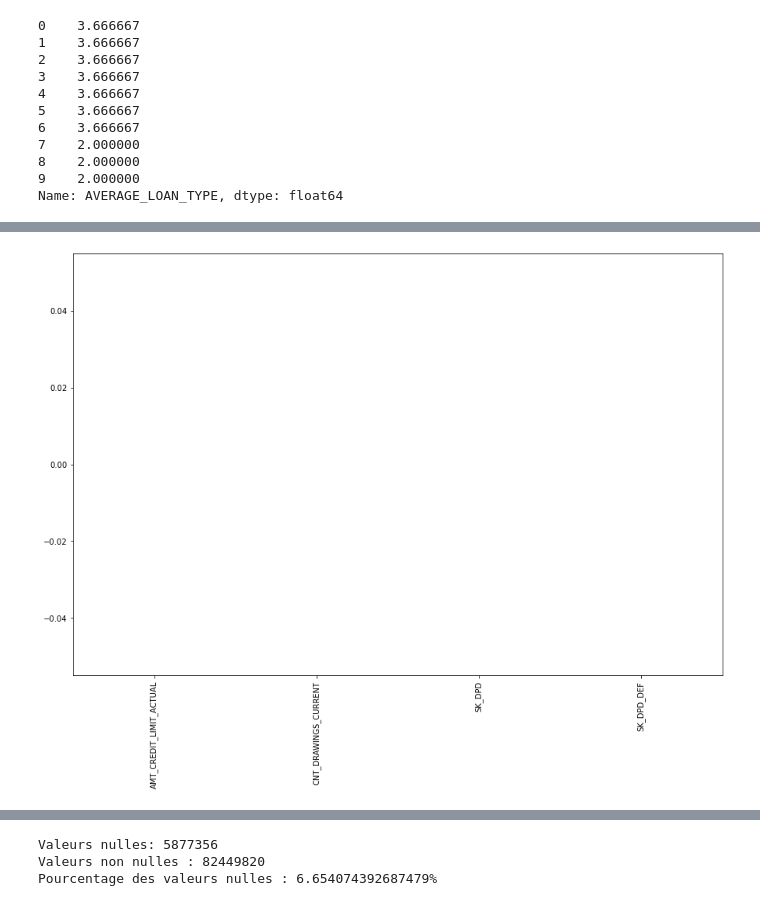
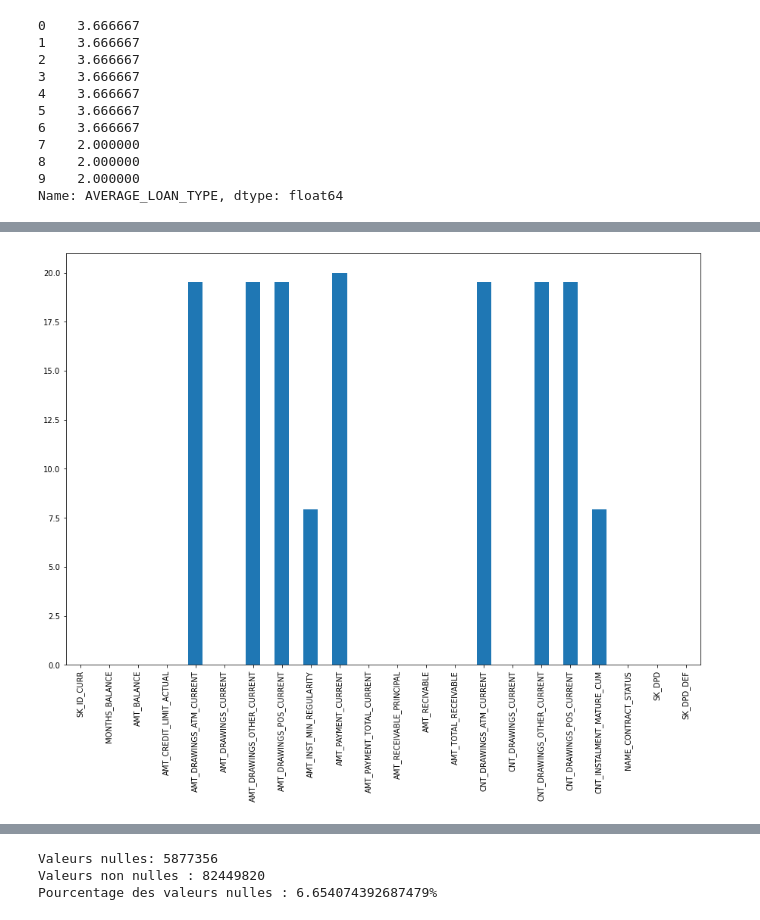
Before and after one commit to a-olfa/P7_OC, a Jupyter notebook: projet7_pretraitement_modelisation.ipynb, the cells around one changed output, grey strips where cells are left out. Cells and saved outputs as stored; diff of their text form; code cells hidden in the pictures.

```diff
--- a/projet7_pretraitement_modelisation.ipynb
+++ b/projet7_pretraitement_modelisation.ipynb
@@ -886,0 +904,4 @@ df_credit_card_balance.describe()
+# %%
+df_credit_card_balance.describe()
+to_keep_credit_balance = missing_percentage_variable(df_credit_card_balance, 70)
+df_credit_card_balance = df_credit_card_balance[to_keep_credit_balance]
@@ -887,7 +926,8 @@ df_credit_card_balance.describe()
 # %%
-show_null_per_variable(df_credit_card_balance[get_numerical_categorical(df_credit_card_balance)[0]])
+#show_null_per_variable(df_credit_card_balance[get_numerical_categorical(df_credit_card_balance)[0]])
+show_null_per_variable(df_credit_card_balance)
 # %% [output]
-[figure, old version]
+[figure, new version]
 # %%
 df_credit_card_balance.head(3)
 # %% [output]
```
Also changed, not shown: parts of 249 cells of this notebook.
